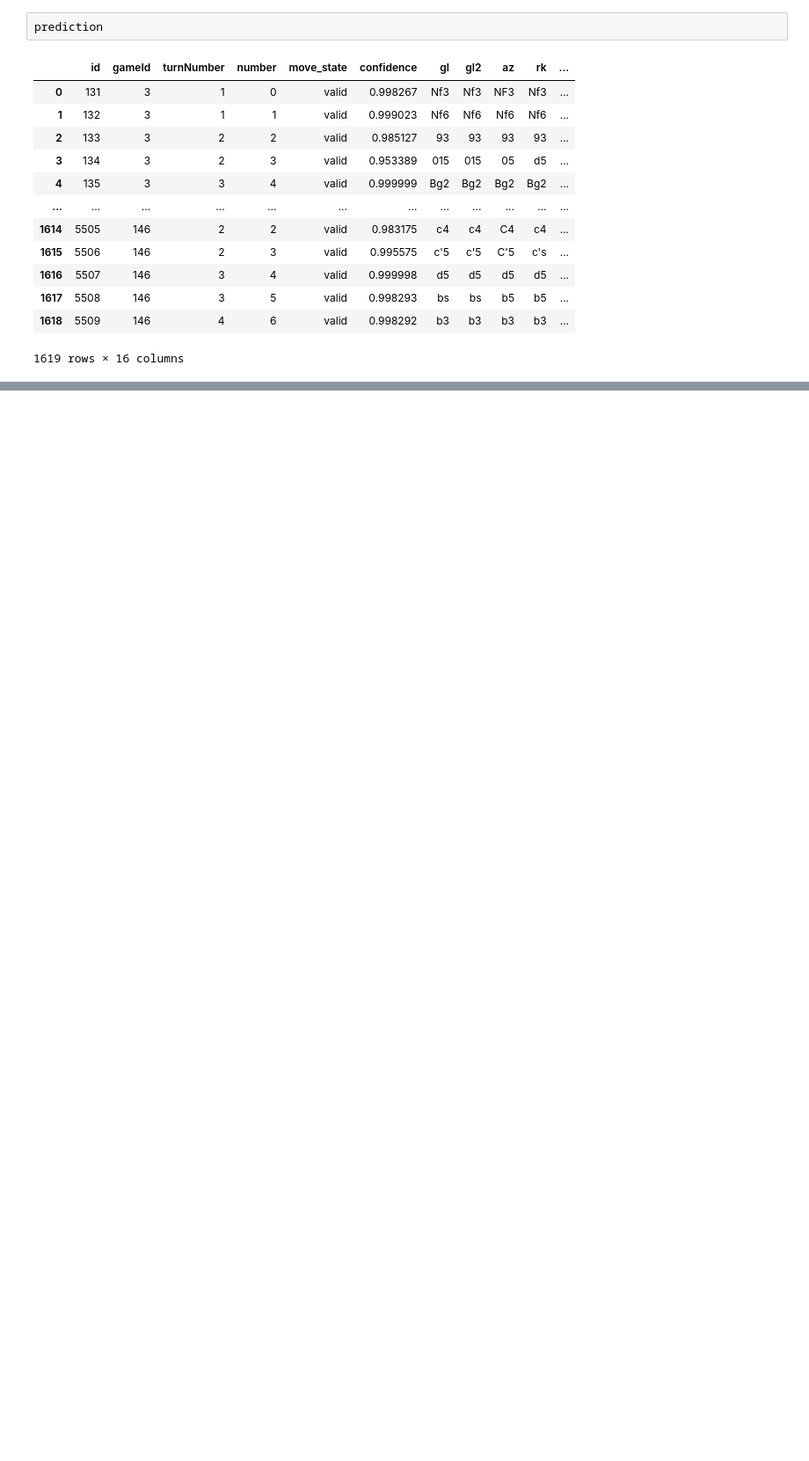
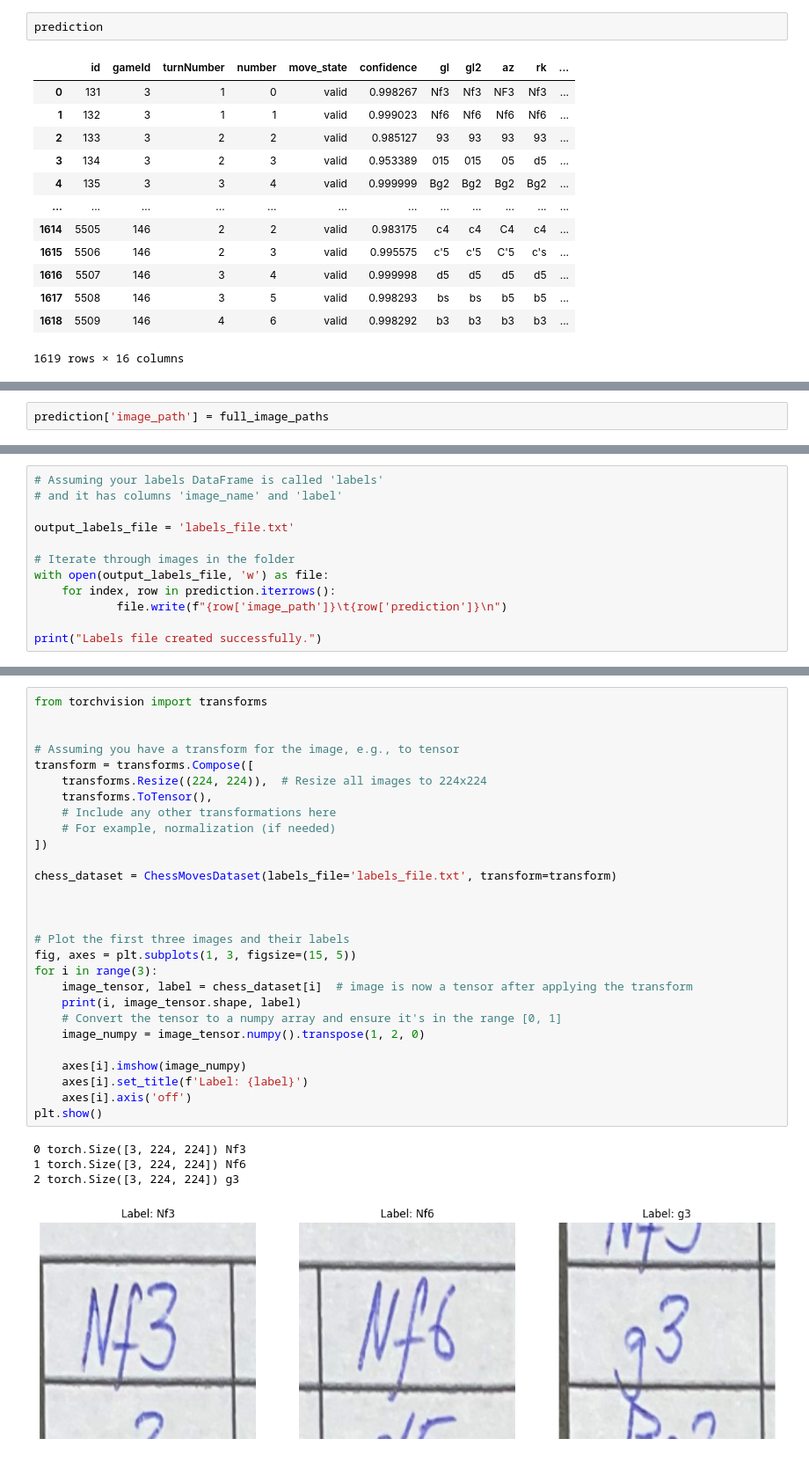
Before and after one commit to BelghmiAmine/chessreader_project_2, a Jupyter notebook: implementation.ipynb, the cells around one changed output, grey strips where cells are left out. Shown at 88% size. Saved outputs shown, nothing was run; the diff lists cells and outputs as text; blank space fills up the shorter version.

Commit message:
add dataset for chess moves

```diff
--- a/implementation.ipynb
+++ b/implementation.ipynb
@@ -121,0 +84,2 @@ predicted :  finding
+# %%
+prediction['image_path'] = full_image_paths
@@ -121,0 +102,12 @@ predicted :  finding
+# %%
+# Assuming your labels DataFrame is called 'labels'
+# and it has columns 'image_name' and 'label'
+
+output_labels_file = 'labels_file.txt'
+
+# Iterate through images in the folder
+with open(output_labels_file, 'w') as file:
+    for index, row in prediction.iterrows():
+            file.write(f"{row['image_path']}\t{row['prediction']}\n")
+
+print("Labels file created successfully.")
@@ -121,0 +150,33 @@ predicted :  finding
+# %%
+from torchvision import transforms
+
+
+# Assuming you have a transform for the image, e.g., to tensor
+transform = transforms.Compose([
+    transforms.Resize((224, 224)),  # Resize all images to 224x224
+    transforms.ToTensor(),
+    # Include any other transformations here
+    # For example, normalization (if needed)
+])
+
+chess_dataset = ChessMovesDataset(labels_file='labels_file.txt', transform=transform)
+
+
+
+# Plot the first three images and their labels
+fig, axes = plt.subplots(1, 3, figsize=(15, 5))
+for i in range(3):
+    image_tensor, label = chess_dataset[i]  # image is now a tensor after applying the transform
+    print(i, image_tensor.shape, label)
+    # Convert the tensor to a numpy array and ensure it's in the range [0, 1]
+    image_numpy = image_tensor.numpy().transpose(1, 2, 0)
+
+    axes[i].imshow(image_numpy)
+    axes[i].set_title(f'Label: {label}')
+    axes[i].axis('off')
+plt.show()
+# %% [output]
+0 torch.Size([3, 224, 224]) Nf3
+1 torch.Size([3, 224, 224]) Nf6
+2 torch.Size([3, 224, 224]) g3
+[figure, added]
```
Also changed, not shown: parts of 13 cells of this notebook, 2 other files.
